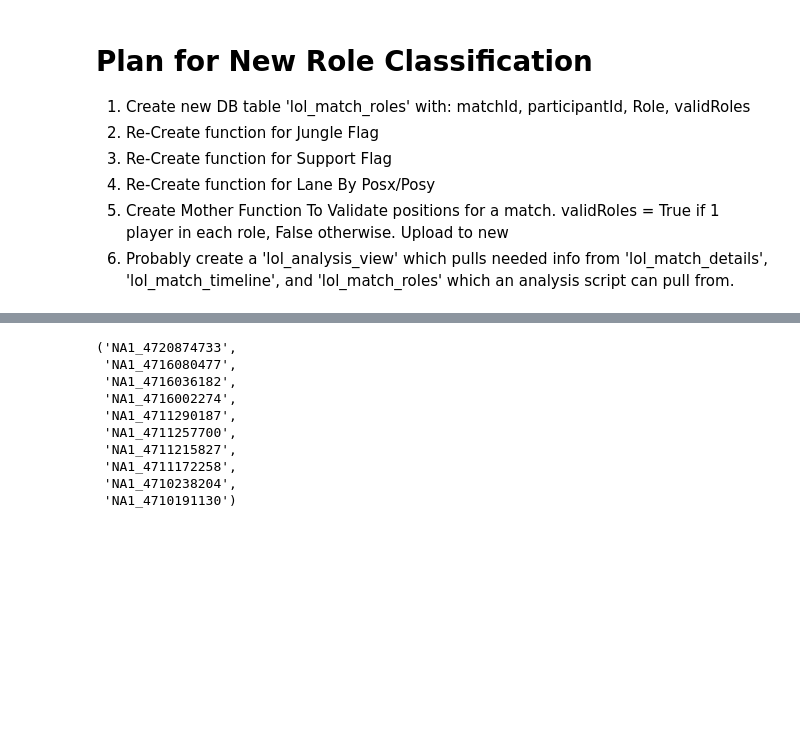
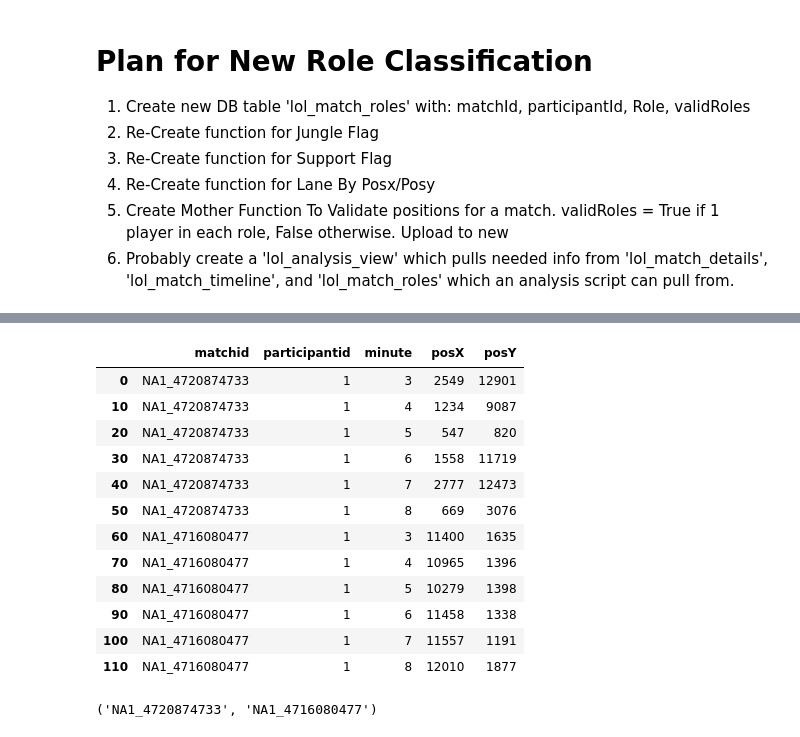
Before and after one commit to michaelmendelsohn/Riot_Api, a Jupyter notebook: v1/other_working.ipynb, the cells around one changed output, grey strips where cells are left out. Drawn from its saved outputs; the diff is of its cells as text; code cells hidden in the pictures; blank space fills up the shorter version.

```diff
--- a/v1/other_working.ipynb
+++ b/v1/other_working.ipynb
@@ -84,0 +144,12 @@ to_classify[-1]
+# %%
+minutes_to_pull = [3,4,5,6,7,8]
+query=f"""  SELECT
+                    matchid,
+                    participantid,
+                    minute,
+                    posX,
+                    posY
+                FROM riot_api.lol_match_timeline
+                where matchId in {tuple(to_classify[:2])} and minute in {tuple(minutes_to_pull)} """
+df = pd.read_sql(query, con=engine)
+df
@@ -84,0 +170,16 @@ to_classify[-1]
+# %%
+df[df['participantid']=='1']
+# %% [output]
+|  | matchid | participantid | minute | posX | posY |
+| 0 | NA1_4720874733 | 1 | 3 | 2549 | 12901 |
+| 10 | NA1_4720874733 | 1 | 4 | 1234 | 9087 |
+| 20 | NA1_4720874733 | 1 | 5 | 547 | 820 |
+| 30 | NA1_4720874733 | 1 | 6 | 1558 | 11719 |
+| 40 | NA1_4720874733 | 1 | 7 | 2777 | 12473 |
+| 50 | NA1_4720874733 | 1 | 8 | 669 | 3076 |
+| 60 | NA1_4716080477 | 1 | 3 | 11400 | 1635 |
+| 70 | NA1_4716080477 | 1 | 4 | 10965 | 1396 |
+| 80 | NA1_4716080477 | 1 | 5 | 10279 | 1398 |
+| 90 | NA1_4716080477 | 1 | 6 | 11458 | 1338 |
+| 100 | NA1_4716080477 | 1 | 7 | 11557 | 1191 |
+| 110 | NA1_4716080477 | 1 | 8 | 12010 | 1877 |
@@ -85,15 +201,5 @@ to_classify[-1]
 # %%
-num_to_classify = 10
-to_classify = help.find_to_classify(engine)
-tuple(to_classify[:num_to_classify])
+to_classify = rc.find_to_classify(engine)
+tuple(to_classify[:2])
 # %% [output]
-('NA1_4720874733',
- 'NA1_4716080477',
- 'NA1_4716036182',
- 'NA1_4716002274',
- 'NA1_4711290187',
- 'NA1_4711257700',
- 'NA1_4711215827',
- 'NA1_4711172258',
- 'NA1_4710238204',
- 'NA1_4710191130')
+('NA1_4720874733', 'NA1_4716080477')
```
Also changed, not shown: parts of 22 cells of this notebook, 1 other file.
